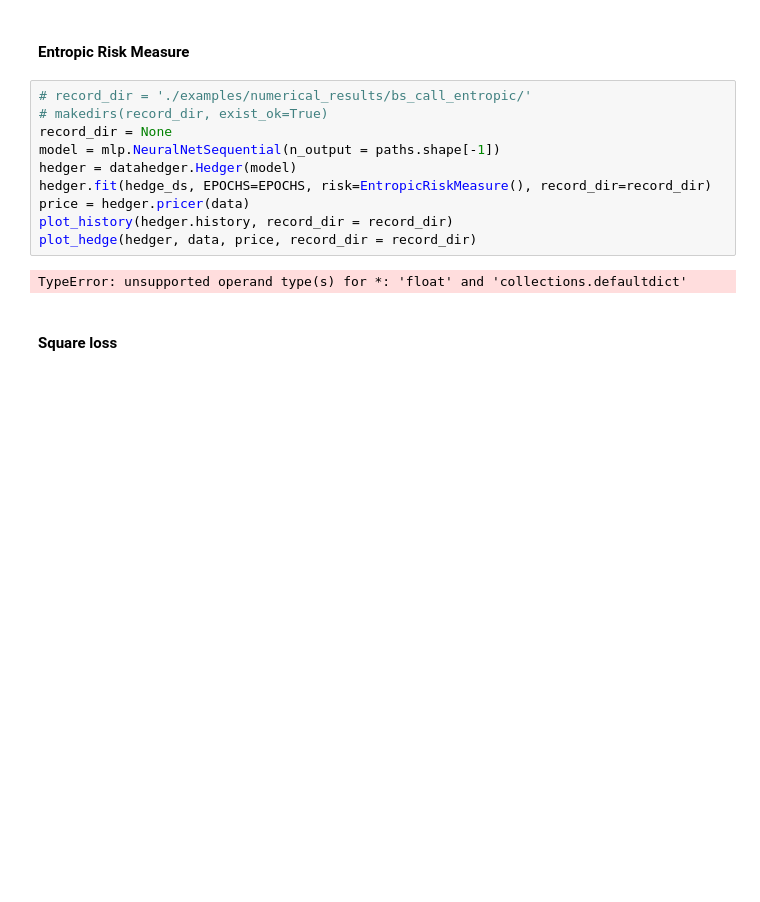
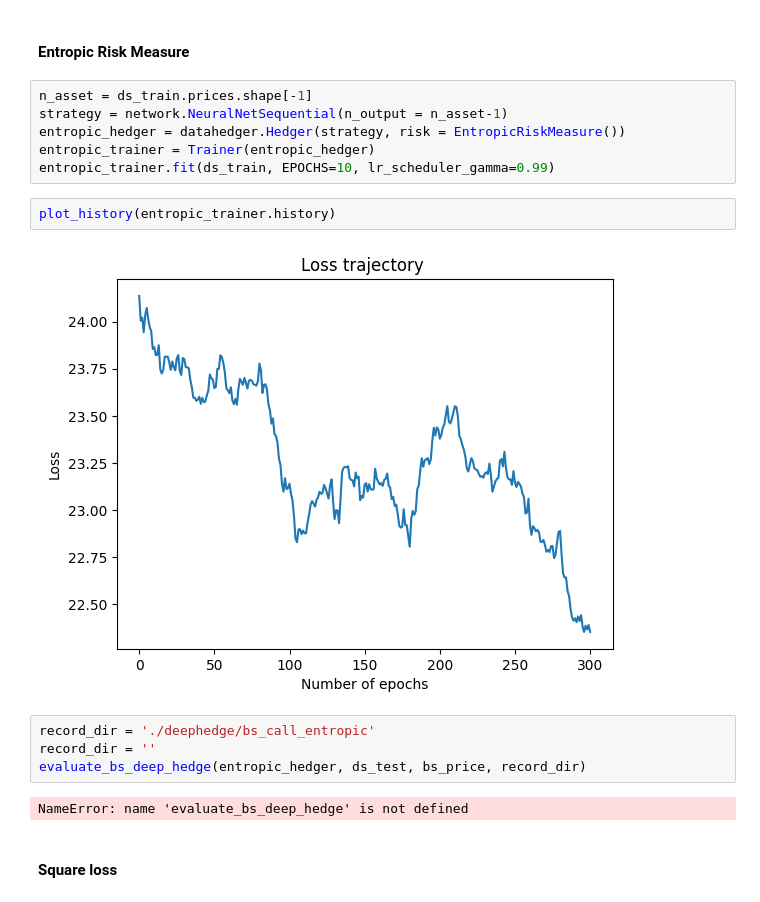
Before and after one commit to justinhou95/NeuralHedge, a Jupyter notebook: notebooks/deephedge.ipynb, the cells around one changed output. Cells and saved outputs as stored; diff of their text form; blank space fills up the shorter version.

```diff
--- a/notebooks/deephedge.ipynb
+++ b/notebooks/deephedge.ipynb
@@ -125,16 +144,20 @@ EPOCHS = 1000
 # %% [markdown]
 #### Entropic Risk Measure
-# %%
-# record_dir = './examples/numerical_results/bs_call_entropic/'
-# makedirs(record_dir, exist_ok=True)
-record_dir = None
-model = mlp.NeuralNetSequential(n_output = paths.shape[-1])
-hedger = datahedger.Hedger(model)
-hedger.fit(hedge_ds, EPOCHS=EPOCHS, risk=EntropicRiskMeasure(), record_dir=record_dir)
-price = hedger.pricer(data)
-plot_history(hedger.history, record_dir = record_dir)
-plot_hedge(hedger, data, price, record_dir = record_dir)
-# %% [output]
-TypeError: unsupported operand type(s) for *: 'float' and 'collections.defaultdict'
+# %%
+n_asset = ds_train.prices.shape[-1]
+strategy = network.NeuralNetSequential(n_output = n_asset-1)
+entropic_hedger = datahedger.Hedger(strategy, risk = EntropicRiskMeasure())
+entropic_trainer = Trainer(entropic_hedger)
+entropic_trainer.fit(ds_train, EPOCHS=10, lr_scheduler_gamma=0.99)
+# %%
+plot_history(entropic_trainer.history)
+# %% [output]
+[figure, added]
+# %%
+record_dir = './deephedge/bs_call_entropic'
+record_dir = ''
+evaluate_bs_deep_hedge(entropic_hedger, ds_test, bs_price, record_dir)
+# %% [output]
+NameError: name 'evaluate_bs_deep_hedge' is not defined
 # %% [markdown]
 #### Square loss
```
Also changed, not shown: parts of 26 cells of this notebook, 31 other files.
